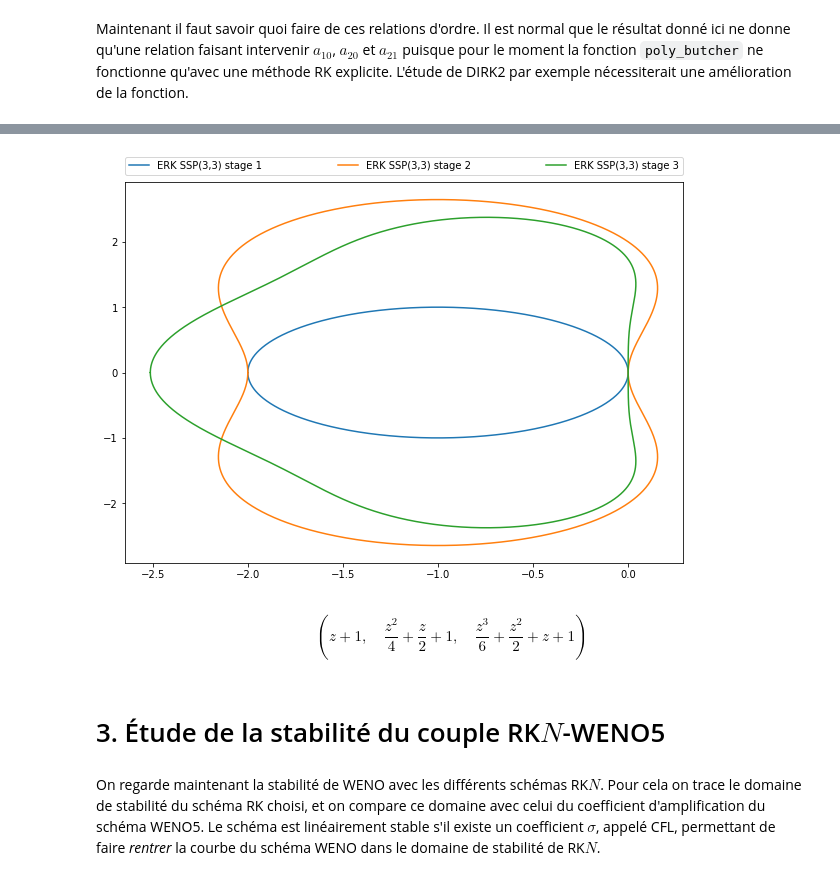
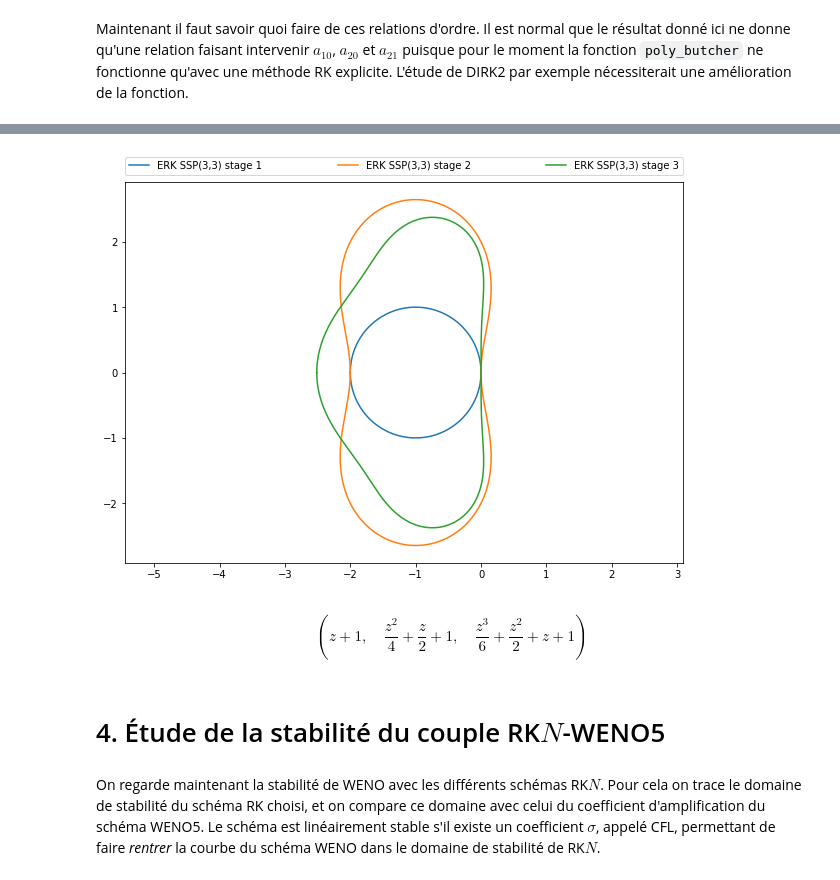
Before and after one commit to kivvix/miMaS, a Jupyter notebook: notebook/cfl.ipynb, the cells around one changed output, grey strips where cells are left out. Saved outputs shown, nothing was run; the diff lists cells and outputs as text; code cells hidden in the pictures.

```diff
--- a/notebook/cfl.ipynb
+++ b/notebook/cfl.ipynb
@@ -874,37 +880,38 @@ Maintenant il faut savoir quoi faire de ces relations d'ordre. Il est normal que
 # %%
 """
 RK3 Shu-Osher stages stability
 """
 u1 = un + dt*L(un)
 u2 = sp.Rational(3,4)*un + sp.Rational(1,4)*u1 + sp.Rational(1,4)*dt*L(u1)
 un1 = sp.Rational(1,3)*un + sp.Rational(2,3)*u2 + sp.Rational(2,3)*dt*L(u2)
 
 RKpstages = (u1.subs(lamb*dt,z).expand().collect(un).collect(z)/un,
  u2.subs(lamb*dt,z).expand().collect(un).collect(z)/un,
 un1.subs(lamb*dt,z).expand().collect(un).collect(z)/un)
 
 b3s1 = b_poly(RKpstages[0])
 b3s2 = b_poly(RKpstages[1])
 b3s3 = b_poly(RKpstages[2])
 
 
 save_figsize = plt.rcParams['figure.figsize']
 plt.rcParams['figure.figsize'] = [10,7]
 
 plt.plot(*reim(b3s1),label="ERK SSP(3,3) stage 1")
 plt.plot(*reim(b3s2),label="ERK SSP(3,3) stage 2")
 plt.plot(*reim(b3s3),label="ERK SSP(3,3) stage 3")
 
 plt.legend(bbox_to_anchor=(0., 1.02, 1.,.102),loc=8,ncol=6,mode="expand",borderaxespad=0.,markerscale=10)
+plt.axis('equal')
 plt.show()
 
 plt.rcParams['figure.figsize'] = save_figsize
 RKpstages
 # %% [output]
-[figure, old version]
+[figure, new version]
 $$\left ( z + 1, \quad \frac{z^{2}}{4} + \frac{z}{2} + 1, \quad \frac{z^{3}}{6} + \frac{z^{2}}{2} + z + 1\right )$$
 # %% [markdown]
-# 3. Étude de la stabilité du couple RK$N$-WENO5
+# 4. Étude de la stabilité du couple RK$N$-WENO5
 # %% [markdown]
 On regarde maintenant la stabilité de WENO avec les différents schémas RK$N$. Pour cela on trace le domaine de stabilité du schéma RK choisi, et on compare ce domaine avec celui du coefficient d'amplification du schéma WENO5. Le schéma est linéairement stable s'il existe un coefficient $\sigma$, appelé CFL, permettant de faire *rentrer* la courbe du schéma WENO dans le domaine de stabilité de RK$N$.
 # %%
```
Also changed, not shown: parts of 15 cells of this notebook.
